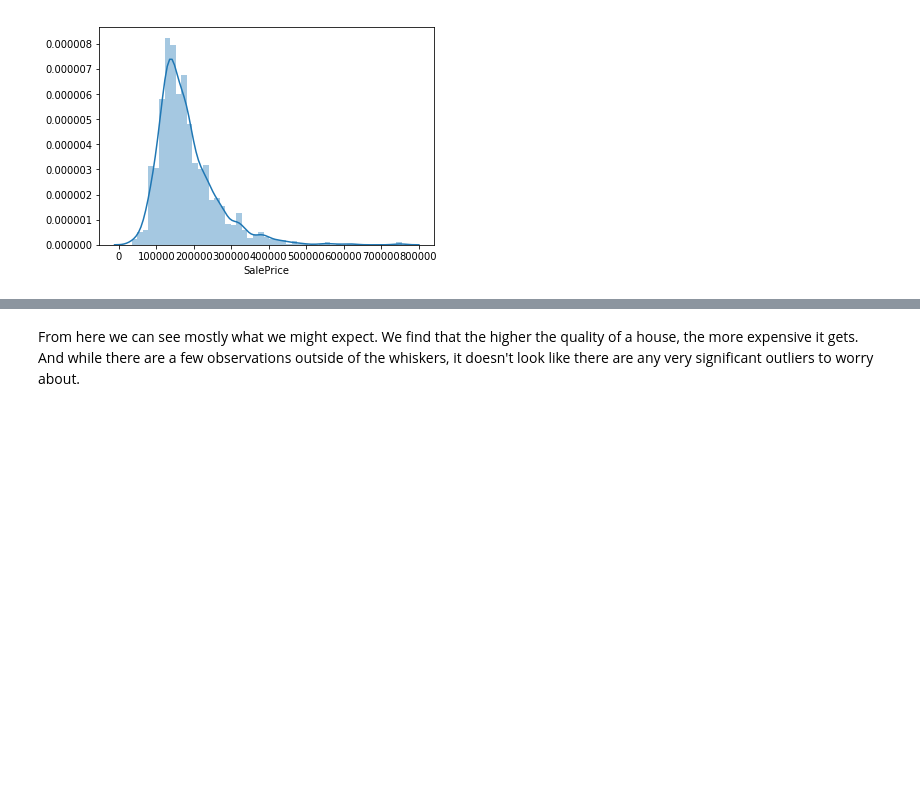
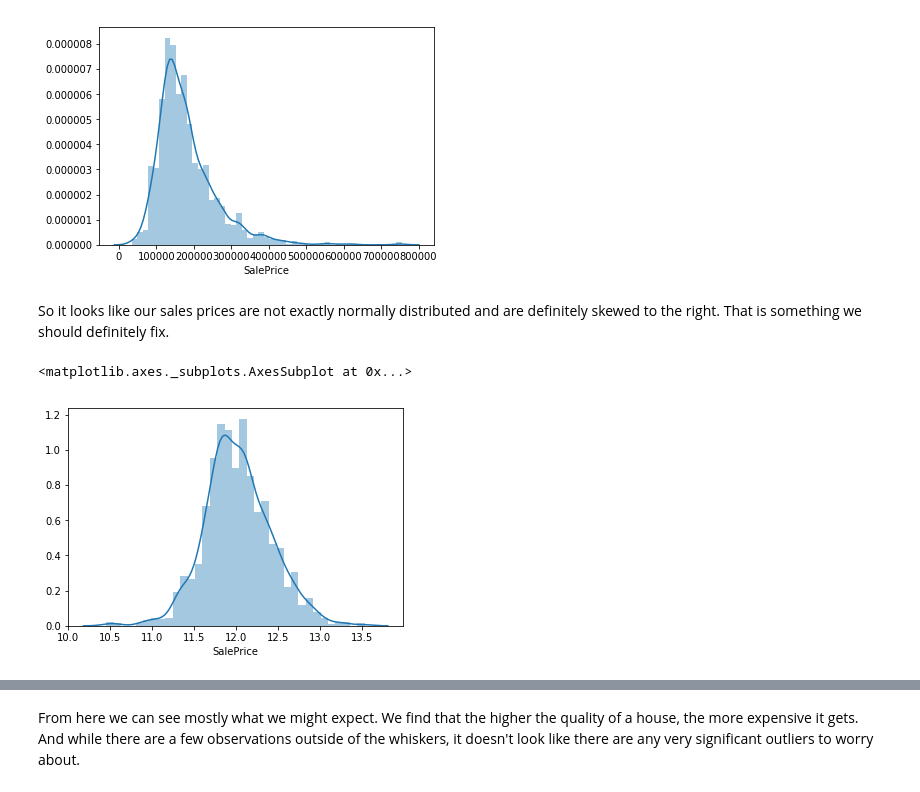
Before and after one commit to ngriffiths13/Applied_Machine_Learning_Classwork, a Jupyter notebook: Homeworks/HW2/Homework 2 - Building a Regression Model.ipynb, the cells around one changed output, grey strips where cells are left out. Saved outputs shown, nothing was run; the diff lists cells and outputs as text; code cells hidden in the pictures; blank space fills up the shorter version.

```diff
--- a/Homeworks/HW2/Homework 2 - Building a Regression Model.ipynb
+++ b/Homeworks/HW2/Homework 2 - Building a Regression Model.ipynb
@@ -46,4 +49,13 @@ sns.distplot(train.SalePrice)
 # %% [output]
 <matplotlib.axes._subplots.AxesSubplot at 0x...>
 [figure]
+# %% [markdown]
+So it looks like our sales prices are not exactly normally distributed and are definitely skewed to the right. That is something we should definitely fix.
+# %%
+#Log transformation and graph again to show fixed distribution
+train.SalePrice = np.log(train.SalePrice)
+sns.distplot(train.SalePrice)
+# %% [output]
+<matplotlib.axes._subplots.AxesSubplot at 0x...>
+[figure, added]
 # %% [markdown]
```
Also changed, not shown: parts of 31 cells of this notebook.
